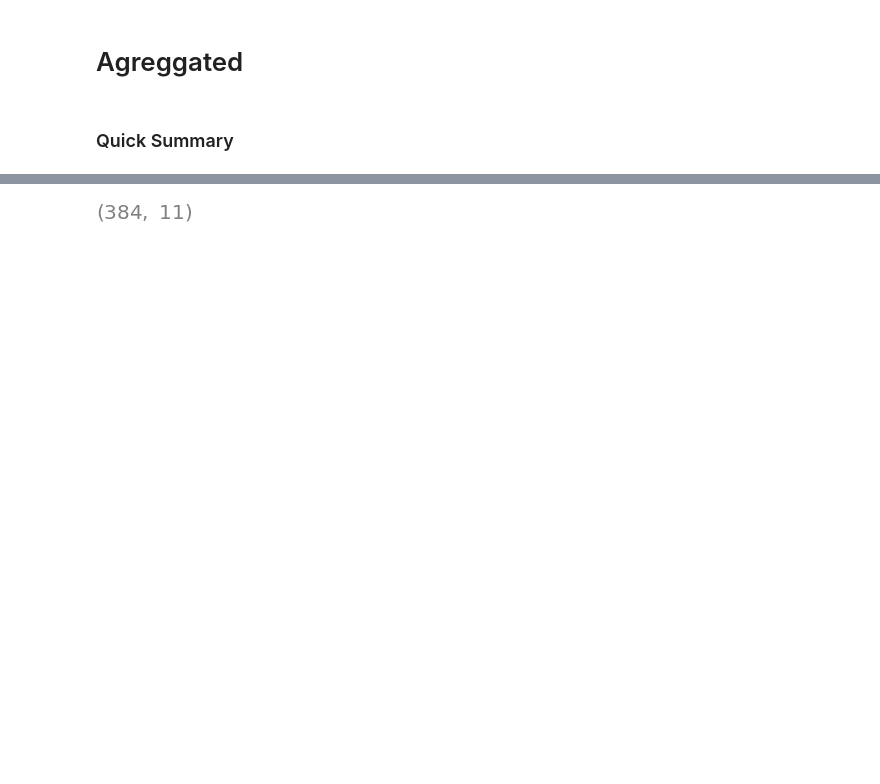
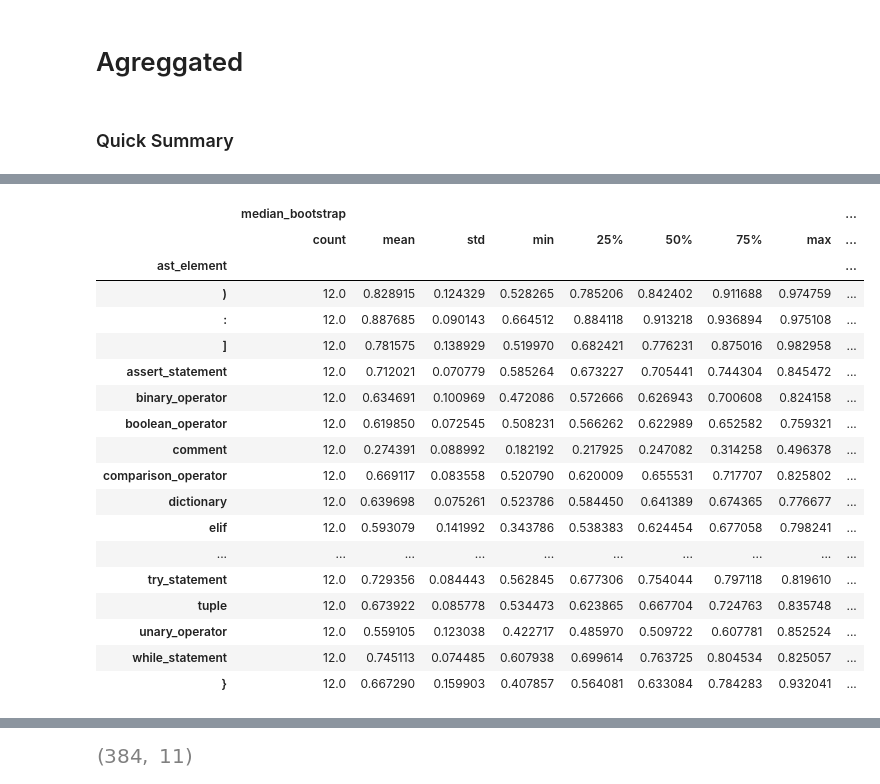
Before and after one commit to WM-SEMERU/CodeSyntaxConcept, a Jupyter notebook: experimental_notebooks/3_confirmatory_dataset_granularity_analysis.ipynb, the cells around one changed output, grey strips where cells are left out. Drawn from its saved outputs; the diff is of its cells as text; code cells hidden in the pictures; blank space fills up the shorter version.

```diff
--- a/experimental_notebooks/3_confirmatory_dataset_granularity_analysis.ipynb
+++ b/experimental_notebooks/3_confirmatory_dataset_granularity_analysis.ipynb
@@ -69,6 +69,29 @@ pd_combined_models_filtered_global.groupby(['type_model','id']).describe()
 | multi-lang | multi-lang [110M] | 32.0 | 0.574428 | 0.162936 | 0.203202 | 0.502758 | 0.560349 | 0.627100 | 0.992427 | ... |
 |  | multi-lang [2B] | 32.0 | 0.785699 | 0.121521 | 0.366043 | 0.738520 | 0.768264 | 0.853066 | 0.996264 | ... |
 |  | multi-lang [350M] | 32.0 | 0.681593 | 0.151625 | 0.254662 | 0.622381 | 0.677102 | 0.734869 | 0.990339 | ... |
+# %%
+#Grouped by Concept
+pd_combined_models_filtered_global.groupby(['ast_element']).describe()
+# %% [output]
+|  | median_bootstrap |  |  |  |  |  |  |  | ... |
+|  | count | mean | std | min | 25% | 50% | 75% | max | ... |
+| ast_element |  |  |  |  |  |  |  |  | ... |
+| ) | 12.0 | 0.828915 | 0.124329 | 0.528265 | 0.785206 | 0.842402 | 0.911688 | 0.974759 | ... |
+| : | 12.0 | 0.887685 | 0.090143 | 0.664512 | 0.884118 | 0.913218 | 0.936894 | 0.975108 | ... |
+| ] | 12.0 | 0.781575 | 0.138929 | 0.519970 | 0.682421 | 0.776231 | 0.875016 | 0.982958 | ... |
+| assert_statement | 12.0 | 0.712021 | 0.070779 | 0.585264 | 0.673227 | 0.705441 | 0.744304 | 0.845472 | ... |
+| binary_operator | 12.0 | 0.634691 | 0.100969 | 0.472086 | 0.572666 | 0.626943 | 0.700608 | 0.824158 | ... |
+| boolean_operator | 12.0 | 0.619850 | 0.072545 | 0.508231 | 0.566262 | 0.622989 | 0.652582 | 0.759321 | ... |
+| comment | 12.0 | 0.274391 | 0.088992 | 0.182192 | 0.217925 | 0.247082 | 0.314258 | 0.496378 | ... |
+| comparison_operator | 12.0 | 0.669117 | 0.083558 | 0.520790 | 0.620009 | 0.655531 | 0.717707 | 0.825802 | ... |
+| dictionary | 12.0 | 0.639698 | 0.075261 | 0.523786 | 0.584450 | 0.641389 | 0.674365 | 0.776677 | ... |
+| elif | 12.0 | 0.593079 | 0.141992 | 0.343786 | 0.538383 | 0.624454 | 0.677058 | 0.798241 | ... |
+| ... | ... | ... | ... | ... | ... | ... | ... | ... | ... |
+| try_statement | 12.0 | 0.729356 | 0.084443 | 0.562845 | 0.677306 | 0.754044 | 0.797118 | 0.819610 | ... |
+| tuple | 12.0 | 0.673922 | 0.085778 | 0.534473 | 0.623865 | 0.667704 | 0.724763 | 0.835748 | ... |
+| unary_operator | 12.0 | 0.559105 | 0.123038 | 0.422717 | 0.485970 | 0.509722 | 0.607781 | 0.852524 | ... |
+| while_statement | 12.0 | 0.745113 | 0.074485 | 0.607938 | 0.699614 | 0.763725 | 0.804534 | 0.825057 | ... |
+| } | 12.0 | 0.667290 | 0.159903 | 0.407857 | 0.564081 | 0.633084 | 0.784283 | 0.932041 | ... |
 # %%
 ['gpt-3','codegen-nl','mono-lang','multi-lang']
 # %%
```
Also changed, not shown: parts of 1 cell of this notebook.
